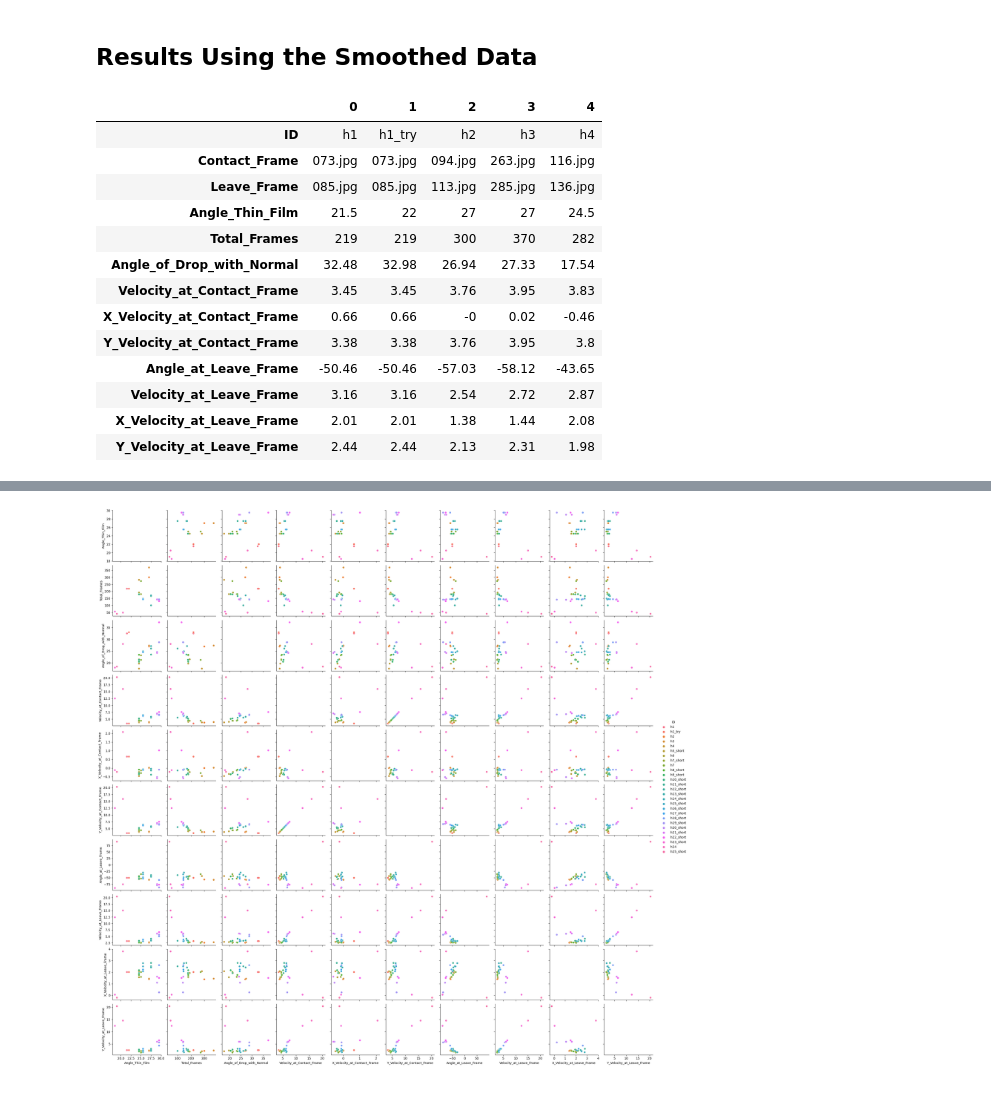
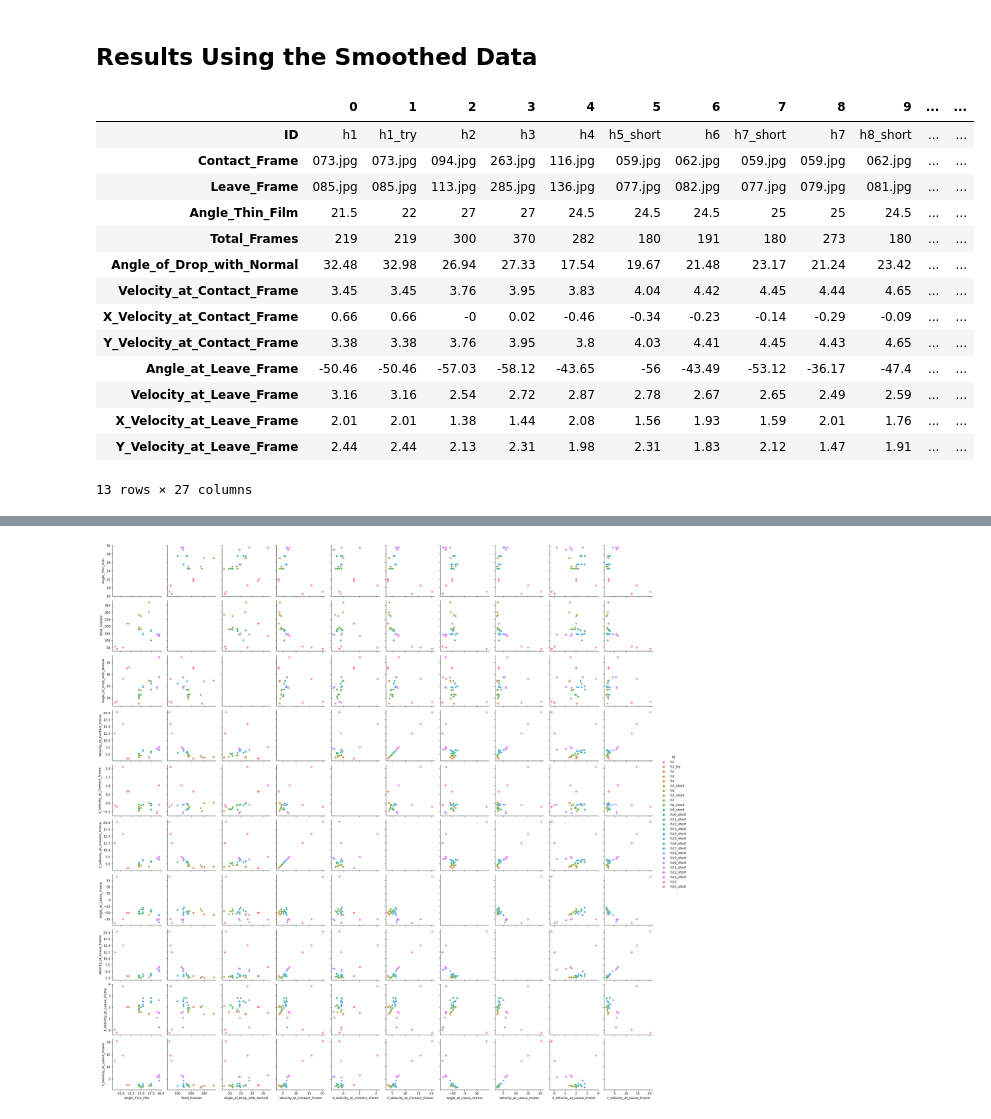
Before and after one commit to Hari31416/mini-project, a Jupyter notebook: data/Analysis_of_Results.ipynb, the cells around one changed output, grey strips where cells are left out. Saved outputs shown, nothing was run; the diff lists cells and outputs as text; code cells hidden in the pictures.

```diff
--- a/data/Analysis_of_Results.ipynb
+++ b/data/Analysis_of_Results.ipynb
@@ -24,22 +24,23 @@ raw_df = pd.read_csv("results/info_on_raw_data.csv")
 smooth_df = smooth_df[:-1]
 raw_df = raw_df[:-1]
 # %%
-smooth_df.head().T
+smooth_df.T
 # %% [output]
-|  | 0 | 1 | 2 | 3 | 4 |
-| ID | h1 | h1_try | h2 | h3 | h4 |
-| Contact_Frame | 073.jpg | 073.jpg | 094.jpg | 263.jpg | 116.jpg |
-| Leave_Frame | 085.jpg | 085.jpg | 113.jpg | 285.jpg | 136.jpg |
-| Angle_Thin_Film | 21.5 | 22 | 27 | 27 | 24.5 |
-| Total_Frames | 219 | 219 | 300 | 370 | 282 |
-| Angle_of_Drop_with_Normal | 32.48 | 32.98 | 26.94 | 27.33 | 17.54 |
-| Velocity_at_Contact_Frame | 3.45 | 3.45 | 3.76 | 3.95 | 3.83 |
-| X_Velocity_at_Contact_Frame | 0.66 | 0.66 | -0 | 0.02 | -0.46 |
-| Y_Velocity_at_Contact_Frame | 3.38 | 3.38 | 3.76 | 3.95 | 3.8 |
-| Angle_at_Leave_Frame | -50.46 | -50.46 | -57.03 | -58.12 | -43.65 |
-| Velocity_at_Leave_Frame | 3.16 | 3.16 | 2.54 | 2.72 | 2.87 |
-| X_Velocity_at_Leave_Frame | 2.01 | 2.01 | 1.38 | 1.44 | 2.08 |
-| Y_Velocity_at_Leave_Frame | 2.44 | 2.44 | 2.13 | 2.31 | 1.98 |
+|  | 0 | 1 | 2 | 3 | 4 | 5 | 6 | 7 | 8 | 9 | ... | ... |
+| ID | h1 | h1_try | h2 | h3 | h4 | h5_short | h6 | h7_short | h7 | h8_short | ... | ... |
+| Contact_Frame | 073.jpg | 073.jpg | 094.jpg | 263.jpg | 116.jpg | 059.jpg | 062.jpg | 059.jpg | 059.jpg | 062.jpg | ... | ... |
+| Leave_Frame | 085.jpg | 085.jpg | 113.jpg | 285.jpg | 136.jpg | 077.jpg | 082.jpg | 077.jpg | 079.jpg | 081.jpg | ... | ... |
+| Angle_Thin_Film | 21.5 | 22 | 27 | 27 | 24.5 | 24.5 | 24.5 | 25 | 25 | 24.5 | ... | ... |
+| Total_Frames | 219 | 219 | 300 | 370 | 282 | 180 | 191 | 180 | 273 | 180 | ... | ... |
+| Angle_of_Drop_with_Normal | 32.48 | 32.98 | 26.94 | 27.33 | 17.54 | 19.67 | 21.48 | 23.17 | 21.24 | 23.42 | ... | ... |
+| Velocity_at_Contact_Frame | 3.45 | 3.45 | 3.76 | 3.95 | 3.83 | 4.04 | 4.42 | 4.45 | 4.44 | 4.65 | ... | ... |
+| X_Velocity_at_Contact_Frame | 0.66 | 0.66 | -0 | 0.02 | -0.46 | -0.34 | -0.23 | -0.14 | -0.29 | -0.09 | ... | ... |
+| Y_Velocity_at_Contact_Frame | 3.38 | 3.38 | 3.76 | 3.95 | 3.8 | 4.03 | 4.41 | 4.45 | 4.43 | 4.65 | ... | ... |
+| Angle_at_Leave_Frame | -50.46 | -50.46 | -57.03 | -58.12 | -43.65 | -56 | -43.49 | -53.12 | -36.17 | -47.4 | ... | ... |
+| Velocity_at_Leave_Frame | 3.16 | 3.16 | 2.54 | 2.72 | 2.87 | 2.78 | 2.67 | 2.65 | 2.49 | 2.59 | ... | ... |
+| X_Velocity_at_Leave_Frame | 2.01 | 2.01 | 1.38 | 1.44 | 2.08 | 1.56 | 1.93 | 1.59 | 2.01 | 1.76 | ... | ... |
+| Y_Velocity_at_Leave_Frame | 2.44 | 2.44 | 2.13 | 2.31 | 1.98 | 2.31 | 1.83 | 2.12 | 1.47 | 1.91 | ... | ... |
+13 rows × 27 columns
 # %%
 smooth_df.iplot(kind='scatter', x='ID', y='Angle_of_Drop_with_Normal')
 # %% [output]
```
Also changed, not shown: parts of 4 cells of this notebook, 11 other files.
